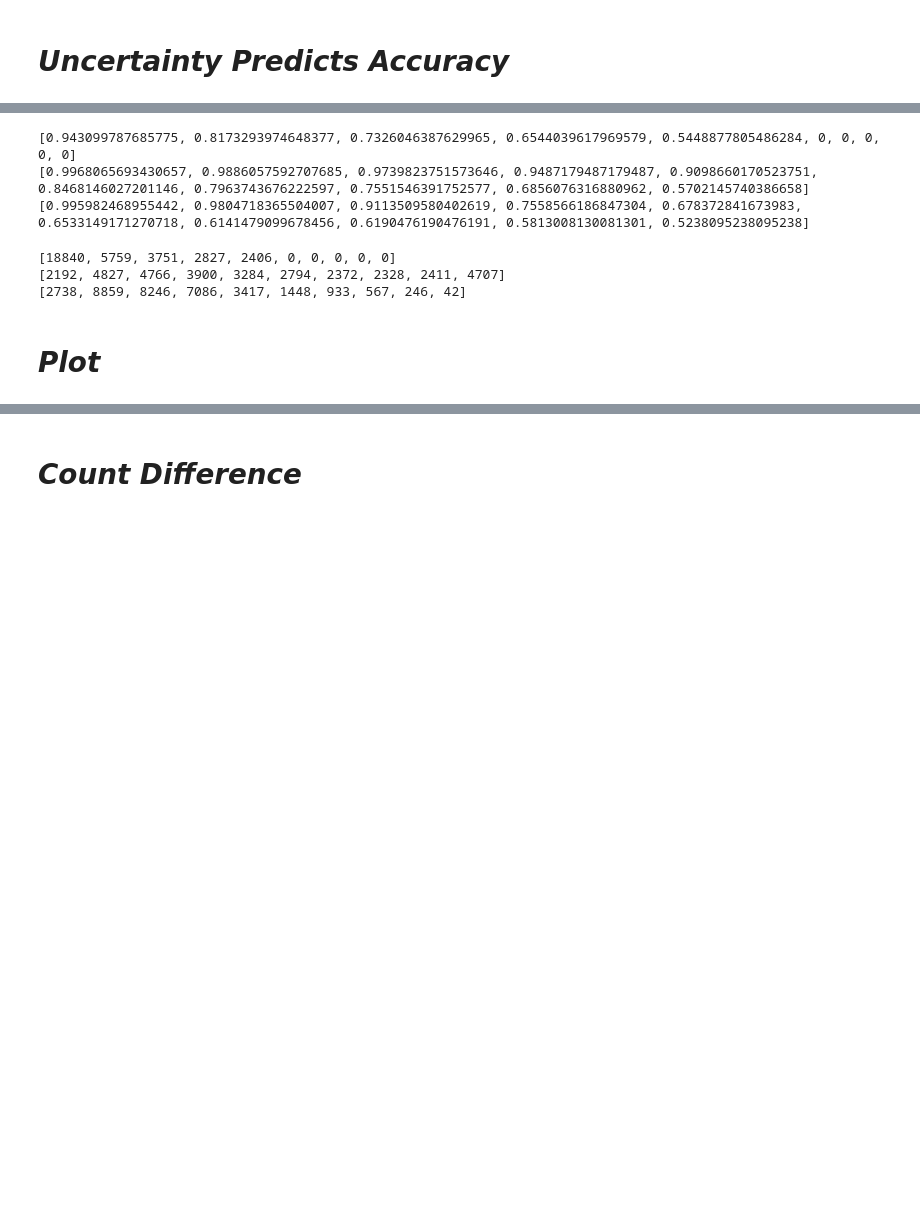
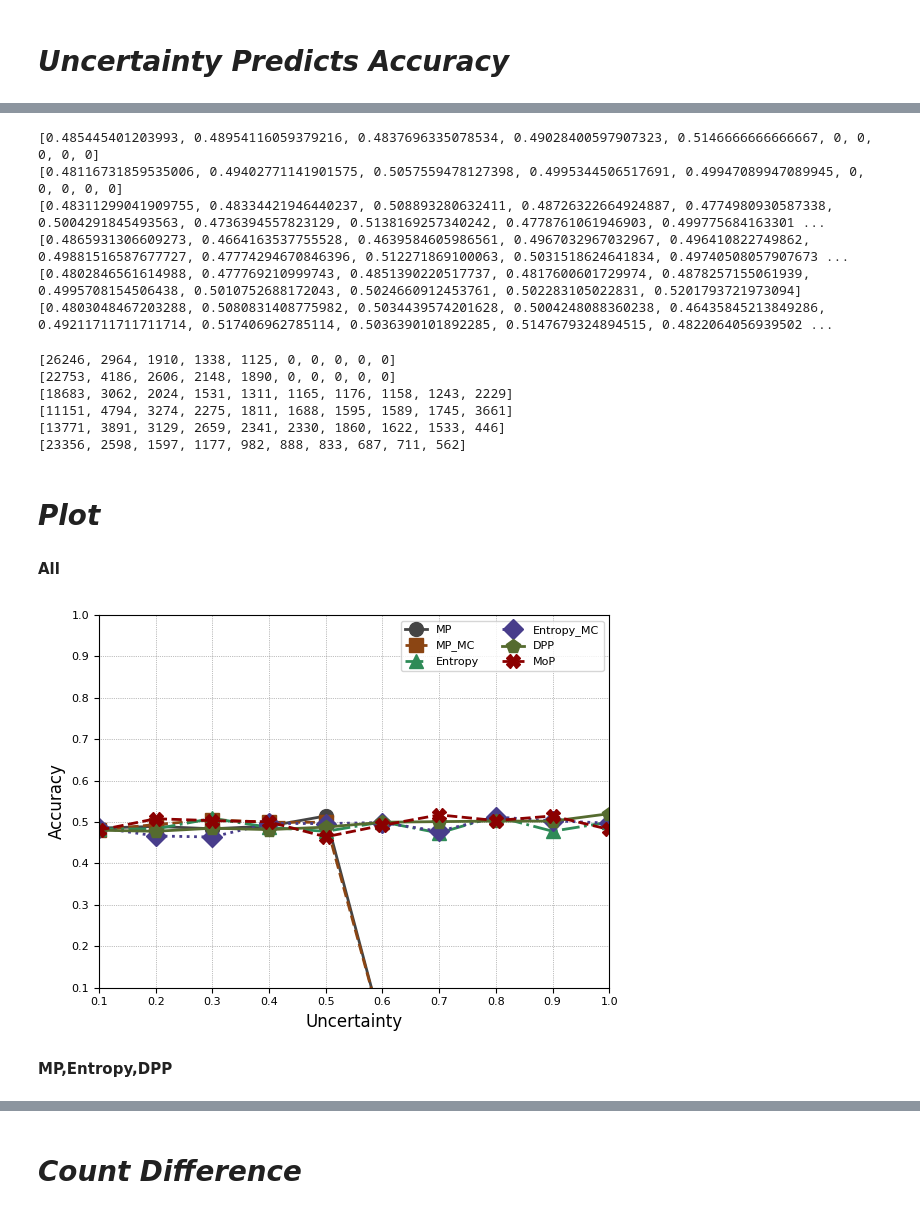
Before and after one commit to happ1danya/wukm, a Jupyter notebook: Uncertainty Projects/Uncertainty_Quantification.ipynb, the cells around one changed output, grey strips where cells are left out. Drawn from its saved outputs; the diff is of its cells as text; code cells hidden in the pictures; blank space fills up the shorter version.

```diff
--- a/Uncertainty Projects/Uncertainty_Quantification.ipynb
+++ b/Uncertainty Projects/Uncertainty_Quantification.ipynb
@@ -67,3 +147,16 @@ DPP = (DPP-np.min(DPP))/(np.max(DPP)-np.min(DPP))
 len(DPP)
 # %% [output]
 33583
+# %%
+# Modal Prediction
+
+RC = np.argmax(observations[:,:,:],axis = 2)
+m = stats.mode(RC)
+pc = m.mode
+
+n_min = num_observations/num_classes + 1
+u_max = (num_observations-n_min) / num_observations
+n_miss = 100 - m.count
+MoP = n_miss / (num_observations*u_max)
+MoP = MoP.tolist()
+len(MoP)
@@ -118,22 +213,70 @@ def cal_bin(uc_list,T_F_list,slices,acc):
     return u_List
 # %%
 uList_MP = cal_bin(MP,T_F,10,True)
+uList_MP_MC = cal_bin(MP_MC,T_F,10,True)
+uList_Entropy = cal_bin(Entropy,T_F,10,True)
 uList_Entropy_MC = cal_bin(Entropy_MC,T_F_MC,10,True)
 uList_DPP = cal_bin(DPP,T_F_MC,10,True)
+uList_MoP = cal_bin(MoP,T_F,10,True)
 # %% [output]
-[0.943099787685775, 0.8173293974648377, 0.7326046387629965, 0.6544039617969579, 0.5448877805486284, 0, 0, 0, 0, 0]
-[0.9968065693430657, 0.9886057592707685, 0.9739823751573646, 0.9487179487179487, 0.9098660170523751, 0.8468146027201146, 0.7963743676222597, 0.7551546391752577, 0.6856076316880962, 0.5702145740386658]
-[0.995982468955442, 0.9804718365504007, 0.9113509580402619, 0.7558566186847304, 0.678372841673983, 0.6533149171270718, 0.6141479099678456, 0.6190476190476191, 0.5813008130081301, 0.5238095238095238]
+[0.485445401203993, 0.48954116059379216, 0.4837696335078534, 0.49028400597907323, 0.5146666666666667, 0, 0, 0, 0, 0]
+[0.48116731859535006, 0.49402771141901575, 0.5057559478127398, 0.4995344506517691, 0.49947089947089945, 0, 0, 0, 0, 0]
+[0.48311299041909755, 0.48334421946440237, 0.508893280632411, 0.48726322664924887, 0.4774980930587338, 0.5004291845493563, 0.4736394557823129, 0.5138169257340242, 0.4778761061946903, 0.499775684163301 ...
+[0.4865931306609273, 0.4664163537755528, 0.4639584605986561, 0.4967032967032967, 0.496410822749862, 0.49881516587677727, 0.47774294670846396, 0.512271869100063, 0.5031518624641834, 0.49740508057907673 ...
+[0.4802846561614988, 0.477769210999743, 0.4851390220517737, 0.4817600601729974, 0.4878257155061939, 0.4995708154506438, 0.5010752688172043, 0.5024660912453761, 0.502283105022831, 0.5201793721973094]
+[0.4803048467203288, 0.5080831408775982, 0.5034439574201628, 0.5004248088360238, 0.46435845213849286, 0.49211711711711714, 0.517406962785114, 0.5036390101892285, 0.5147679324894515, 0.4822064056939502 ...
 # %%
 uList_MP_count = cal_bin(MP,T_F,10,False)
+uList_MP_MC_count = cal_bin(MP_MC,T_F,10,False)
+uList_Entropy_count = cal_bin(Entropy,T_F_MC,10,False)
 uList_Entropy_MC_count = cal_bin(Entropy_MC,T_F_MC,10,False)
 uList_DPP_count = cal_bin(DPP,T_F_MC,10,False)
+uList_MoP_count = cal_bin(MoP,T_F,10,False)
 # %% [output]
-[18840, 5759, 3751, 2827, 2406, 0, 0, 0, 0, 0]
-[2192, 4827, 4766, 3900, 3284, 2794, 2372, 2328, 2411, 4707]
-[2738, 8859, 8246, 7086, 3417, 1448, 933, 567, 246, 42]
+[26246, 2964, 1910, 1338, 1125, 0, 0, 0, 0, 0]
+[22753, 4186, 2606, 2148, 1890, 0, 0, 0, 0, 0]
+[18683, 3062, 2024, 1531, 1311, 1165, 1176, 1158, 1243, 2229]
+[11151, 4794, 3274, 2275, 1811, 1688, 1595, 1589, 1745, 3661]
+[13771, 3891, 3129, 2659, 2341, 2330, 1860, 1622, 1533, 446]
+[23356, 2598, 1597, 1177, 982, 888, 833, 687, 711, 562]
 # %% [markdown]
 # *Plot*
+# %% [markdown]
+**All**
+# %%
+# Prepare the plot
+x_values = np.arange(0.1, 1.1, 0.1)
+
+plt.figure(figsize=(6, 4.5), dpi=100)
+plt.xlabel('Uncertainty', fontsize=12)
+plt.ylabel('Accuracy', fontsize=12)
+plt.xticks(np.arange(0, 1.1, 0.1), fontsize=8)
+plt.yticks(np.arange(0, 1.1, 0.1), fontsize=8)
+plt.ylim(0.1, 1)
+plt.xlim(0.1, 1)
+plt.grid(True, which='both', linestyle=':', linewidth=0.5, color='gray')
+
+# Define a list of dark colors
+dark_colors = ['#444444', '#8B4513', '#2E8B57', '#483D8B', '#556B2F', '#8B0000']
+
+# Plot each line with a unique color, linestyle, and marker
+line1, = plt.plot(x_values, uList_MP, color=dark_colors[0], linestyle='-', marker='o', markersize=10, linewidth=2, label='MP')
+line2, = plt.plot(x_values, uList_MP_MC, color=dark_colors[1], linestyle='--', marker='s', markersize=10, linewidth=2, label='MP_MC')
+line3, = plt.plot(x_values, uList_Entropy, color=dark_colors[2], linestyle='-.', marker='^', markersize=10, linewidth=2, label='Entropy')
+line4, = plt.plot(x_values, uList_Entropy_MC, color=dark_colors[3], linestyle=':', marker='D', markersize=10, linewidth=2, label='Entropy_MC')
+line5, = plt.plot(x_values, uList_DPP, color=dark_colors[4], linestyle='-', marker='p', markersize=10, linewidth=2, label='DPP')
+line6, = plt.plot(x_values, uList_MoP, color=dark_colors[5], linestyle='--', marker='X', markersize=10, linewidth=2, label='MoP')
+
+# Add a legend
+plt.legend(handles=[line1, line2, line3, line4, line5, line6], loc='upper right', fontsize=8, ncol=2)
+
+# Show the plot
+plt.tight_layout()
+plt.show()
+# %% [output]
+[figure, added]
+# %% [markdown]
+**MP,Entropy,DPP**
 # %%
 #ideal_line = np.arange(0.95, -0.05, -0.1)
 x_values = np.arange(0.1, 1.1, 0.1)
```
Also changed, not shown: parts of 32 cells of this notebook.
